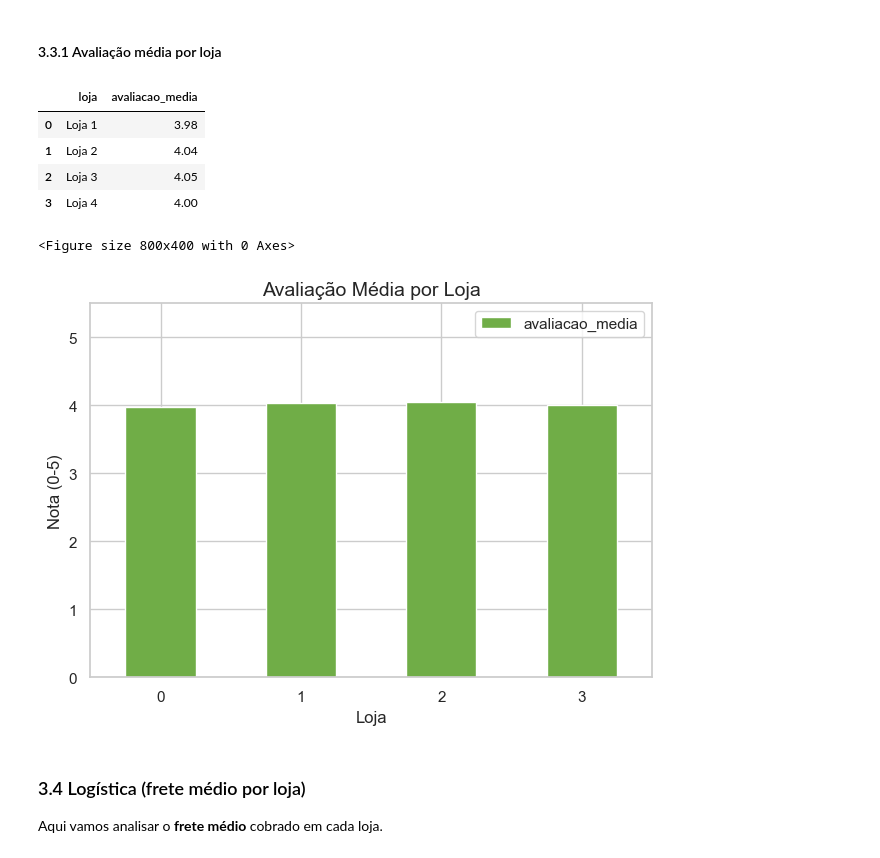
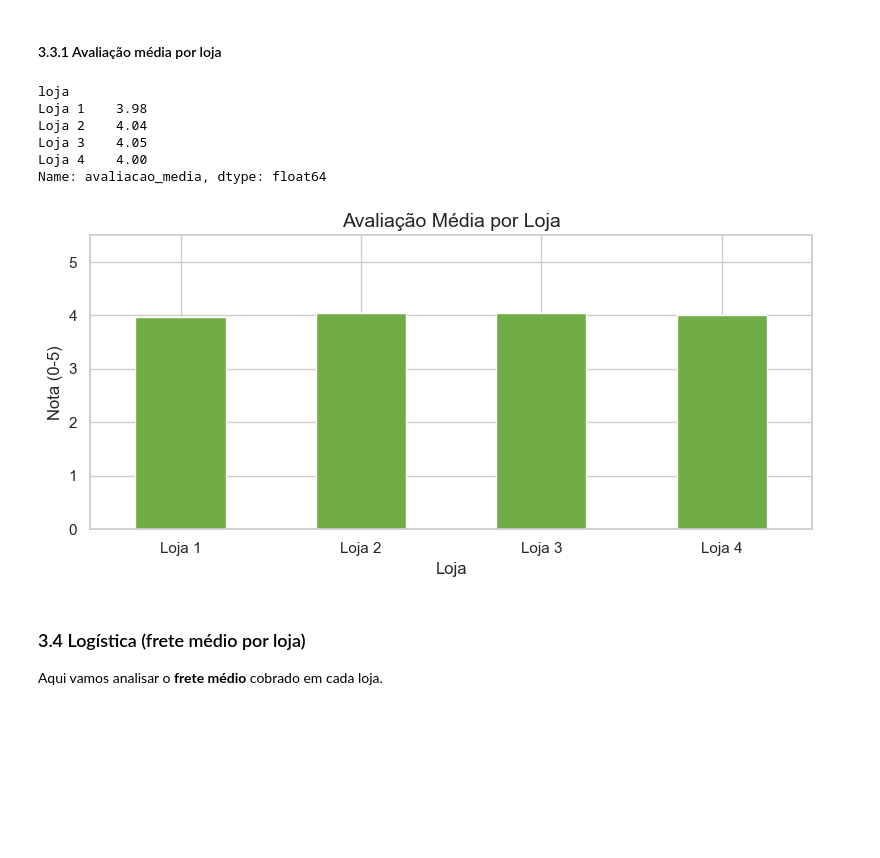
Before and after one commit to Wilson-Maciel/Store_ciencia_de_dados, a Jupyter notebook: notebooks/AluraStoreBrasil.ipynb, the cells around one changed output. Saved outputs shown, nothing was run; the diff lists cells and outputs as text; code cells hidden in the pictures; blank space fills up the shorter version.

```diff
--- a/notebooks/AluraStoreBrasil.ipynb
+++ b/notebooks/AluraStoreBrasil.ipynb
@@ -452,39 +518,47 @@ Aqui vamos analisar a **avaliação média** que os clientes dão para cada loja
 # %% [markdown]
 #### 3.3.1 Avaliação média por loja
 # %%
+# Célula [171] - Avaliação Média
 avaliacao_media_loja = (
     dados
-    .groupby("loja", as_index=False)["avaliação_da_compra"]
+    .groupby("loja")["avaliação_da_compra"] # Remover as_index=False
     .mean()
-    .rename(columns={"avaliação_da_compra": "avaliacao_media"})
+    .rename("avaliacao_media") # Renomeia a Series diretamente
 )
 
-avaliacao_media_loja["avaliacao_media"] = avaliacao_media_loja["avaliacao_media"].round(2)
-
+avaliacao_media_loja = avaliacao_media_loja.round(2)
 avaliacao_media_loja
 # %% [output]
-|  | loja | avaliacao_media |
-| 0 | Loja 1 | 3.98 |
-| 1 | Loja 2 | 4.04 |
-| 2 | Loja 3 | 4.05 |
-| 3 | Loja 4 | 4.00 |
+loja
+Loja 1    3.98
+Loja 2    4.04
+Loja 3    4.05
+Loja 4    4.00
+Name: avaliacao_media, dtype: float64
 # %%
+# Gráfico de Avaliação Média por Loja
+plt.figure(figsize=(8, 4))
 
-plt.figure(figsize=(8, 4))
-avaliacao_media_loja.plot(kind="bar", color="#70AD47") # Cor verde para "bom"
+# set_index("loja") transforma a coluna 'loja' no rótulo do eixo X
+avaliacao_media_loja.plot(
+    kind="bar",
+    figsize=(8, 4),
+    color="#70AD47"
+)
+
+
 plt.title("Avaliação Média por Loja", fontsize=14)
-plt.xlabel("Loja")
+plt.xlabel("Loja") # Agora o rótulo Loja 1, Loja 2, etc. aparecerá
 plt.ylabel("Nota (0-5)")
-plt.ylim(0, 5.5) # Dá um respiro no topo
+plt.ylim(0, 5.5) # Mantém a escala de 0 a 5
 plt.xticks(rotation=0)
 plt.tight_layout()
 
 # SALVAR A IMAGEM
 plt.savefig("../images/avaliacao_media_loja.png", dpi=300)
 plt.show()
 # %% [output]
-<Figure size 800x400 with 0 Axes>
-[figure, old version]
+[figure, new version]
 # %% [markdown]
 ### 3.4 Logística (frete médio por loja)
 
```
Also changed, not shown: parts of 11 cells of this notebook, 15 other files.
